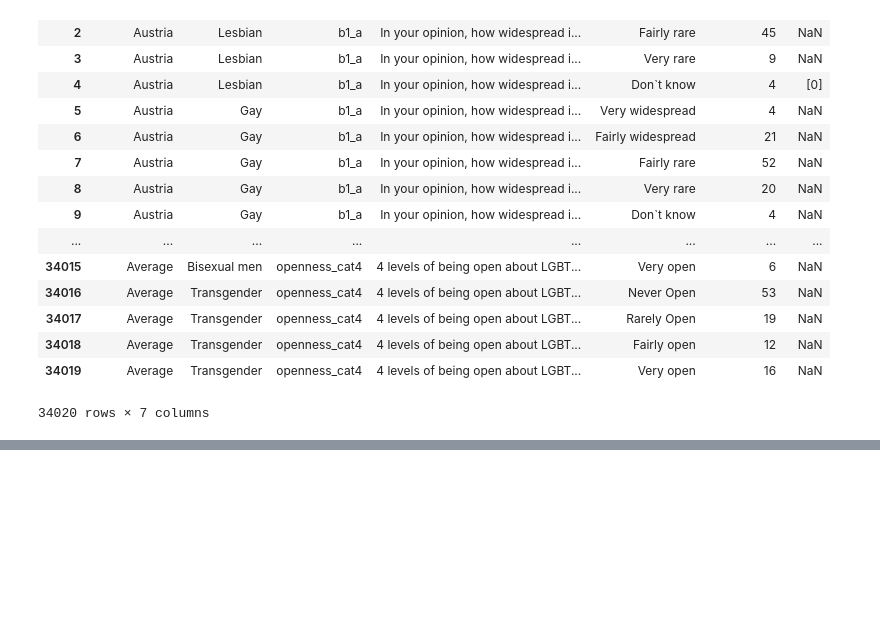
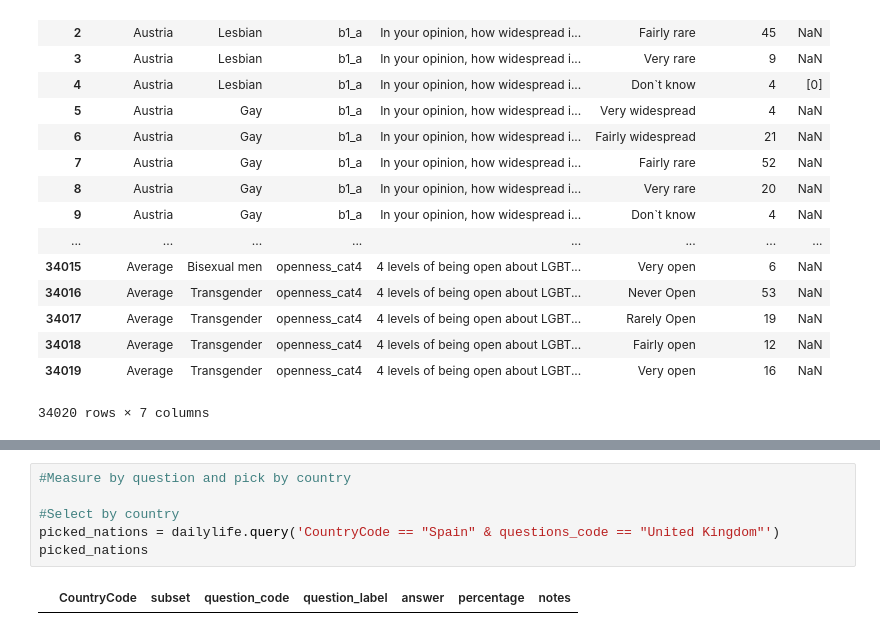
Before and after one commit to irwinmier96/Extra_Side_Projects, a Jupyter notebook: LGBT Europe/questions to answer.ipynb, the cells around one changed output, grey strips where cells are left out. Cells and saved outputs as stored; diff of their text form; blank space fills up the shorter version.

Commit message:
Filtering datasets by country and question

```diff
--- a/LGBT Europe/questions to answer.ipynb
+++ b/LGBT Europe/questions to answer.ipynb
@@ -79,3 +83,11 @@ Do any children (under the age of 18) live in your household?
 Is someone in the household a parent or legal guardian of a child (or children)?                                                                                                                         ...
 In the country where you have moved to (taken u p residence), have you or your partner been denied or restricted access to any benefits or services that would have been available for a different-sex s ...
 Name: question_label, dtype: int64
+# %%
+#Measure by question and pick by country
+
+#Select by country
+picked_nations = dailylife.query('CountryCode == "Spain" & questions_code == "United Kingdom"')
+picked_nations
+# %% [output]
+|  | CountryCode | subset | question_code | question_label | answer | percentage | notes |
```
Also changed, not shown: parts of 2 cells of this notebook.
